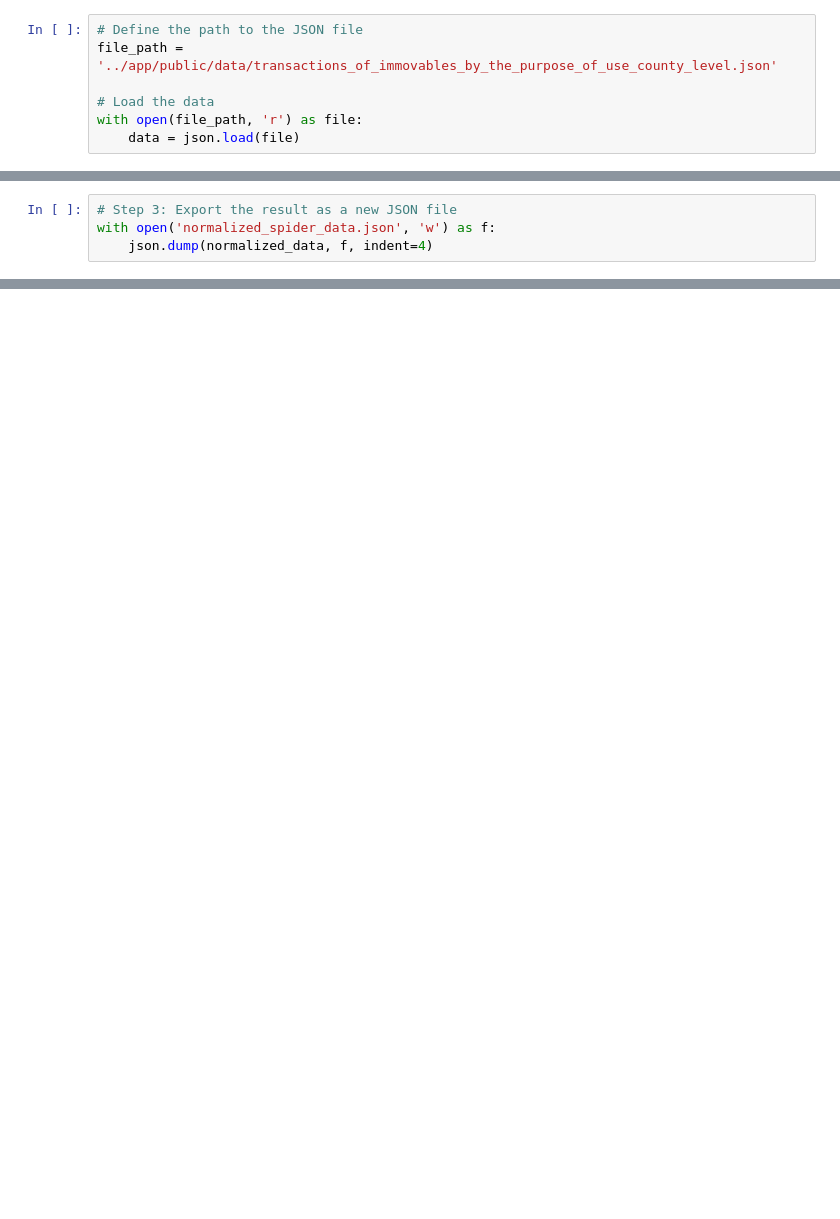
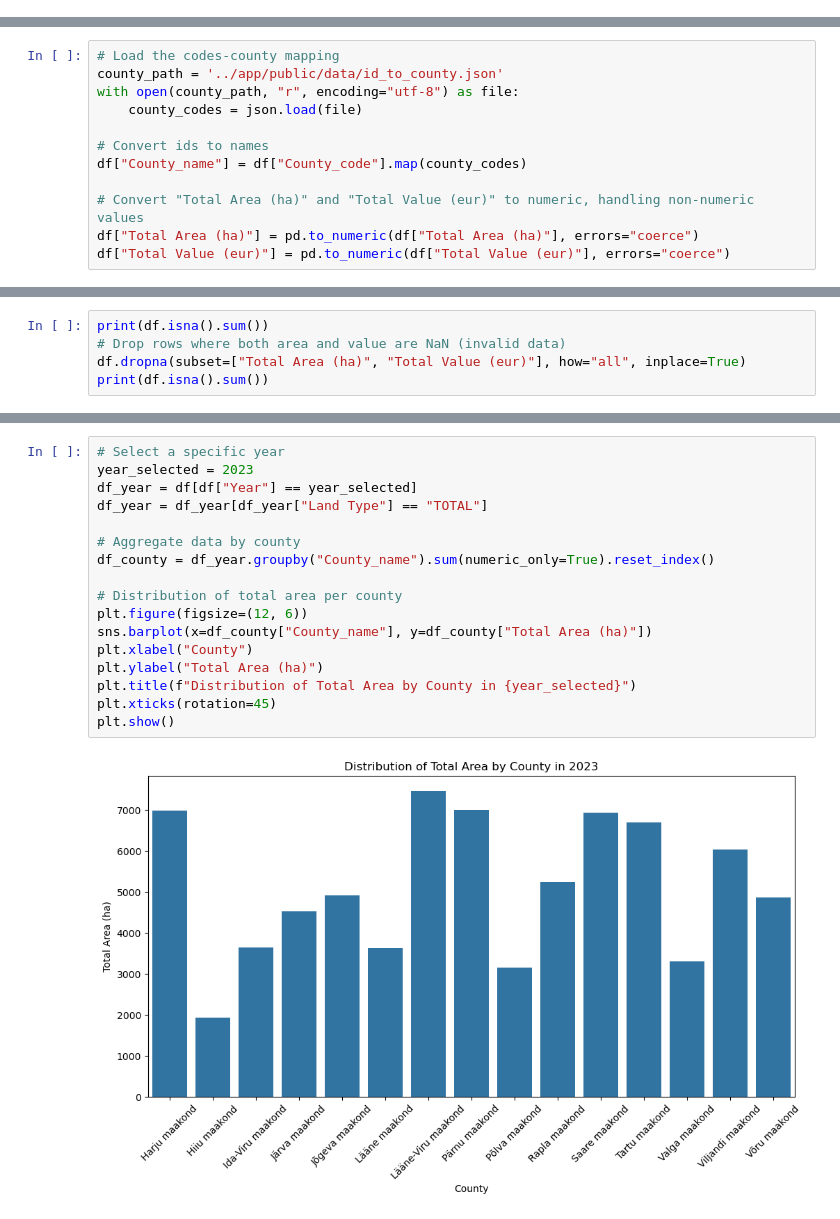
Before and after one commit to com-480-data-visualization/est-property-prices, a Jupyter notebook: notebooks/mahlia.ipynb, the cells around one changed output, grey strips where cells are left out. Drawn from its saved outputs; the diff is of its cells as text; blank space fills up the shorter version.

Commit message:
finish notebook and new normalized spider data

```diff
--- a/notebooks/mahlia.ipynb
+++ b/notebooks/mahlia.ipynb
@@ -6,7 +0,0 @@ import json
-# %%
-# Define the path to the JSON file
-file_path = '../app/public/data/transactions_of_immovables_by_the_purpose_of_use_county_level.json'
-
-# Load the data
-with open(file_path, 'r') as file:
-    data = json.load(file)
@@ -110,4 +0,0 @@ normalized_data
-# %%
-# Step 3: Export the result as a new JSON file
-with open('normalized_spider_data.json', 'w') as f:
-    json.dump(normalized_data, f, indent=4)
@@ -113,0 +48,12 @@ with open('normalized_spider_data.json', 'w') as f:
+# %%
+# Load the codes-county mapping
+county_path = '../app/public/data/id_to_county.json'
+with open(county_path, "r", encoding="utf-8") as file:
+    county_codes = json.load(file)
+
+# Convert ids to names
+df["County_name"] = df["County_code"].map(county_codes)
+
+# Convert "Total Area (ha)" and "Total Value (eur)" to numeric, handling non-numeric values
+df["Total Area (ha)"] = pd.to_numeric(df["Total Area (ha)"], errors="coerce")
+df["Total Value (eur)"] = pd.to_numeric(df["Total Value (eur)"], errors="coerce")
@@ -113,0 +86,5 @@ with open('normalized_spider_data.json', 'w') as f:
+# %%
+print(df.isna().sum())
+# Drop rows where both area and value are NaN (invalid data)
+df.dropna(subset=["Total Area (ha)", "Total Value (eur)"], how="all", inplace=True)
+print(df.isna().sum())
@@ -113,0 +110,19 @@ with open('normalized_spider_data.json', 'w') as f:
+# %%
+# Select a specific year
+year_selected = 2023
+df_year = df[df["Year"] == year_selected]
+df_year = df_year[df_year["Land Type"] == "TOTAL"]
+
+# Aggregate data by county
+df_county = df_year.groupby("County_name").sum(numeric_only=True).reset_index()
+
+# Distribution of total area per county
+plt.figure(figsize=(12, 6))
+sns.barplot(x=df_county["County_name"], y=df_county["Total Area (ha)"])
+plt.xlabel("County")
+plt.ylabel("Total Area (ha)")
+plt.title(f"Distribution of Total Area by County in {year_selected}")
+plt.xticks(rotation=45)
+plt.show()
+# %% [output]
+[figure, added]
```
Also changed, not shown: parts of 24 cells of this notebook, 1 other file.
